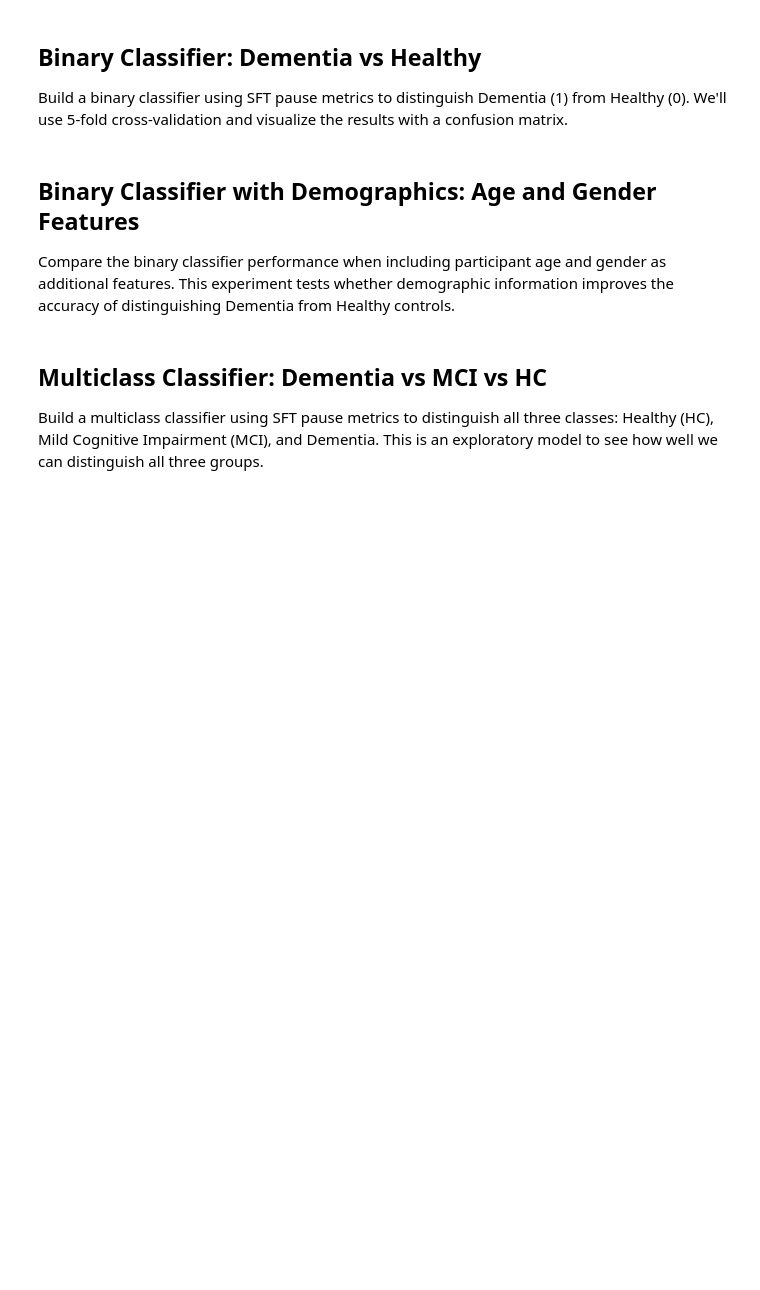
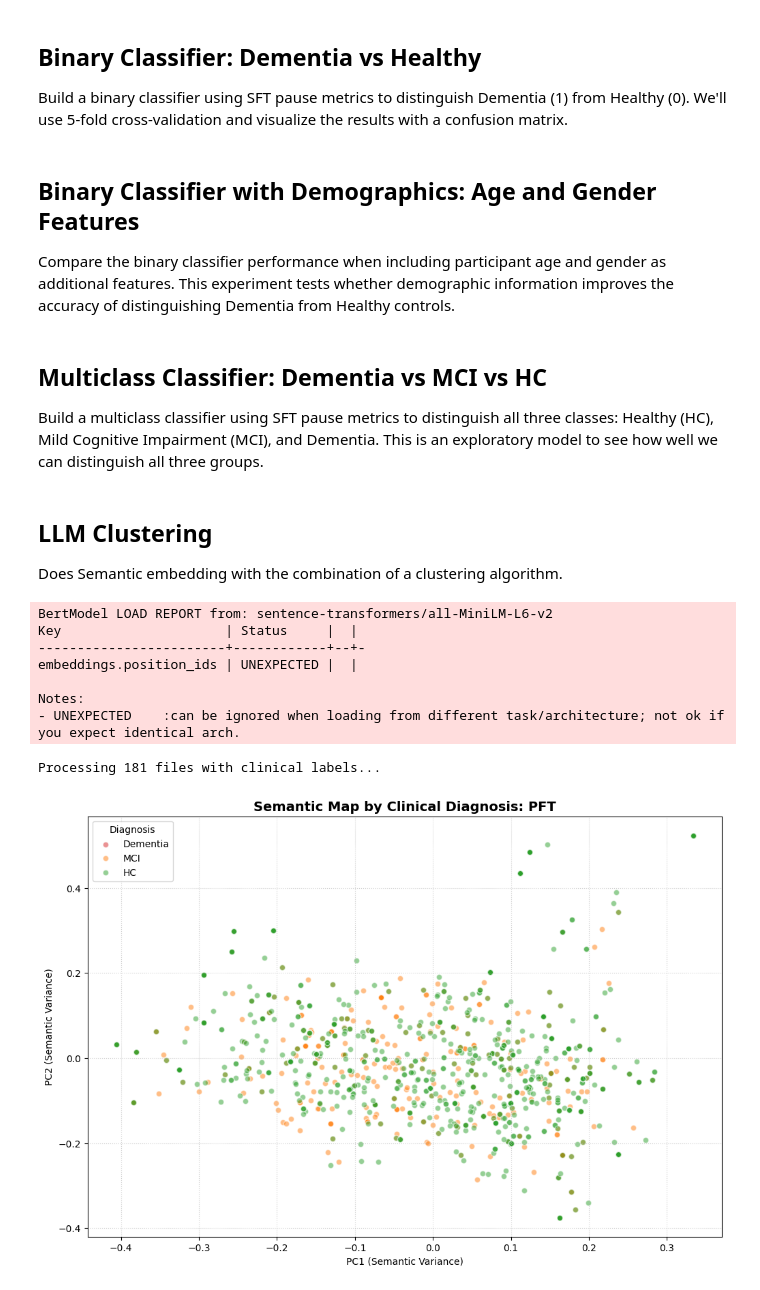
Before and after one commit to bentindal/cognospeak-pft-sft-pauses-data-analysis, a Jupyter notebook: transcript_analysis.ipynb, the cells around one changed output. Saved outputs shown, nothing was run; the diff lists cells and outputs as text; code cells hidden in the pictures; blank space fills up the shorter version.

```diff
--- a/transcript_analysis.ipynb
+++ b/transcript_analysis.ipynb
@@ -633,3 +752,22 @@ print("=" * 80)
 cm_percent_df_formatted = cm_percent_df.applymap(lambda x: f'{x:.1f}%')
 display(cm_percent_df_formatted)
 print("=" * 80 + "\n")
+# %% [markdown]
+## LLM Clustering
+
+Does Semantic embedding with the combination of a clustering algorithm.
+# %%
+from semantic_clustering import generate_diagnosis_embeddings, visualise_by_diagnosis
+
+results_dataframe = generate_diagnosis_embeddings(data_dir='data')
+visualise_by_diagnosis(results_dataframe, task_filter='PFT')
+# %% [output]
+BertModel LOAD REPORT from: sentence-transformers/all-MiniLM-L6-v2
+Key                     | Status     |  |
+------------------------+------------+--+-
+embeddings.position_ids | UNEXPECTED |  |
+
+Notes:
+- UNEXPECTED    :can be ignored when loading from different task/architecture; not ok if you expect identical arch.
+Processing 181 files with clinical labels...
+[figure, added]
```
Also changed, not shown: parts of 14 cells of this notebook, 1 other file.
